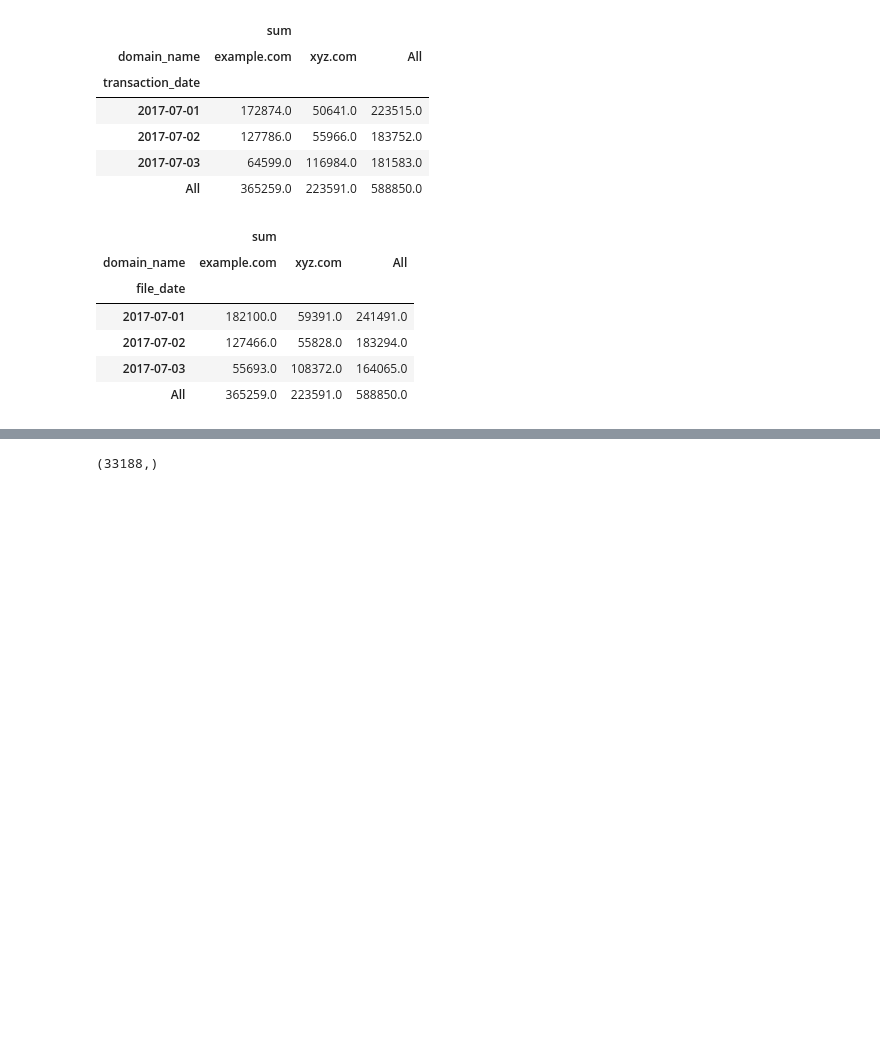
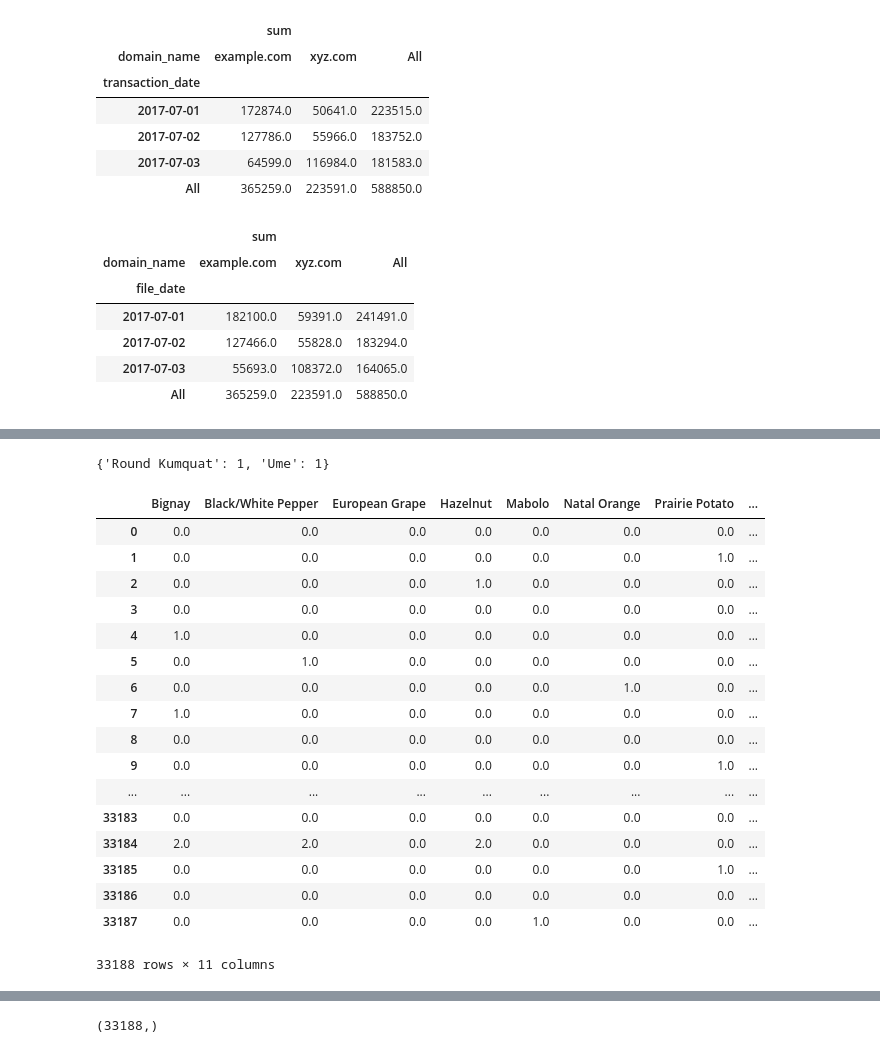
Before and after one commit to dtsmith2001/p-data-challenge, a Jupyter notebook: Explorations.ipynb, the cells around one changed output, grey strips where cells are left out. Saved outputs shown, nothing was run; the diff lists cells and outputs as text; code cells hidden in the pictures; blank space fills up the shorter version.

```diff
--- a/Explorations.ipynb
+++ b/Explorations.ipynb
@@ -181,0 +166,29 @@ pandas.core.series.Series
+# %%
+dd = parse_qs(item_query[20])
+ddd = {k: int(dd[k][0]) for k in dd}
+ddd
+# for k in dd:
+#     dd[k] = int(dd[k][0])
+# %% [output]
+{'Round Kumquat': 1, 'Ume': 1}
+# %%
+qq
+# %% [output]
+|  | Bignay | Black/White Pepper | European Grape | Hazelnut | Mabolo | Natal Orange | Prairie Potato | ... |
+| 0 | 0.0 | 0.0 | 0.0 | 0.0 | 0.0 | 0.0 | 0.0 | ... |
+| 1 | 0.0 | 0.0 | 0.0 | 0.0 | 0.0 | 0.0 | 1.0 | ... |
+| 2 | 0.0 | 0.0 | 0.0 | 1.0 | 0.0 | 0.0 | 0.0 | ... |
+| 3 | 0.0 | 0.0 | 0.0 | 0.0 | 0.0 | 0.0 | 0.0 | ... |
+| 4 | 1.0 | 0.0 | 0.0 | 0.0 | 0.0 | 0.0 | 0.0 | ... |
+| 5 | 0.0 | 1.0 | 0.0 | 0.0 | 0.0 | 0.0 | 0.0 | ... |
+| 6 | 0.0 | 0.0 | 0.0 | 0.0 | 0.0 | 1.0 | 0.0 | ... |
+| 7 | 1.0 | 0.0 | 0.0 | 0.0 | 0.0 | 0.0 | 0.0 | ... |
+| 8 | 0.0 | 0.0 | 0.0 | 0.0 | 0.0 | 0.0 | 0.0 | ... |
+| 9 | 0.0 | 0.0 | 0.0 | 0.0 | 0.0 | 0.0 | 1.0 | ... |
+| ... | ... | ... | ... | ... | ... | ... | ... | ... |
+| 33183 | 0.0 | 0.0 | 0.0 | 0.0 | 0.0 | 0.0 | 0.0 | ... |
+| 33184 | 2.0 | 2.0 | 0.0 | 2.0 | 0.0 | 0.0 | 0.0 | ... |
+| 33185 | 0.0 | 0.0 | 0.0 | 0.0 | 0.0 | 0.0 | 1.0 | ... |
+| 33186 | 0.0 | 0.0 | 0.0 | 0.0 | 0.0 | 0.0 | 0.0 | ... |
+| 33187 | 0.0 | 0.0 | 0.0 | 0.0 | 1.0 | 0.0 | 0.0 | ... |
+33188 rows × 11 columns
```
Also changed, not shown: parts of 9 cells of this notebook.
